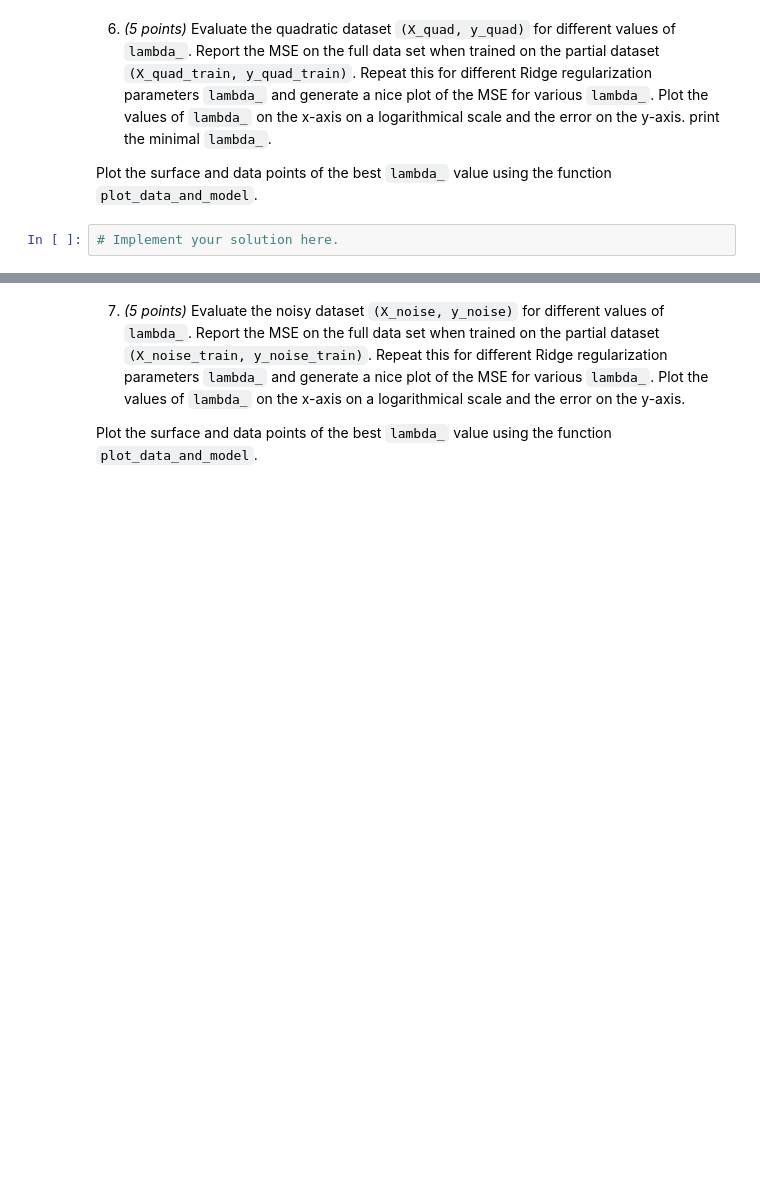
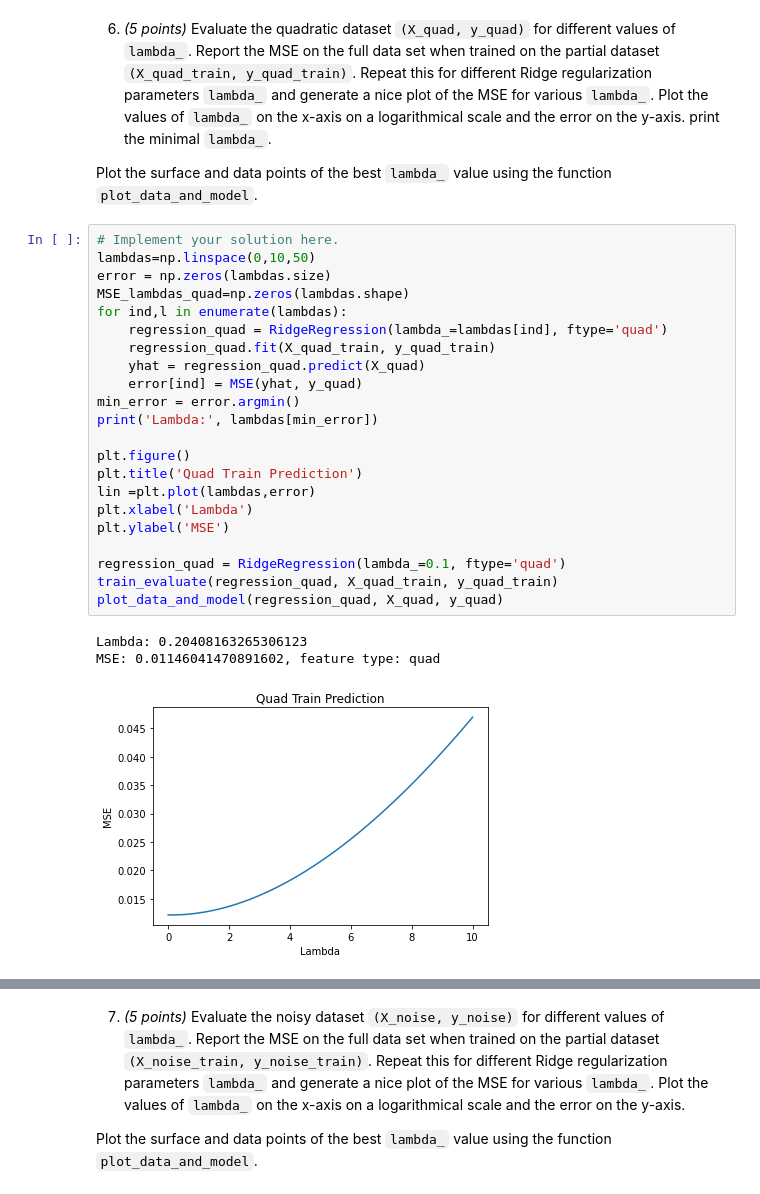
Before and after one commit to Abdul6498/Machine_Learning-master, a Jupyter notebook: Assignment_3/assignment3.ipynb, the cells around one changed output, grey strips where cells are left out. Saved outputs shown, nothing was run; the diff lists cells and outputs as text; blank space fills up the shorter version.

```diff
--- a/Assignment_3/assignment3.ipynb
+++ b/Assignment_3/assignment3.ipynb
@@ -236,3 +250,27 @@ def plot_data_and_model(regression_model, X, y):
 Plot the surface and data points of the best `lambda_` value using the function `plot_data_and_model`.
 # %%
 # Implement your solution here.
+lambdas=np.linspace(0,10,50)
+error = np.zeros(lambdas.size)
+MSE_lambdas_quad=np.zeros(lambdas.shape)
+for ind,l in enumerate(lambdas):
+    regression_quad = RidgeRegression(lambda_=lambdas[ind], ftype='quad')
+    regression_quad.fit(X_quad_train, y_quad_train)
+    yhat = regression_quad.predict(X_quad)
+    error[ind] = MSE(yhat, y_quad)
+min_error = error.argmin()
+print('Lambda:', lambdas[min_error])
+
+plt.figure()
+plt.title('Quad Train Prediction')
+lin =plt.plot(lambdas,error)
+plt.xlabel('Lambda')
+plt.ylabel('MSE')
+
+regression_quad = RidgeRegression(lambda_=0.1, ftype='quad')
+train_evaluate(regression_quad, X_quad_train, y_quad_train)
+plot_data_and_model(regression_quad, X_quad, y_quad)
+# %% [output]
+Lambda: 0.20408163265306123
+MSE: 0.01146041470891602, feature type: quad
+[figure, added]
```
Also changed, not shown: parts of 8 cells of this notebook.
